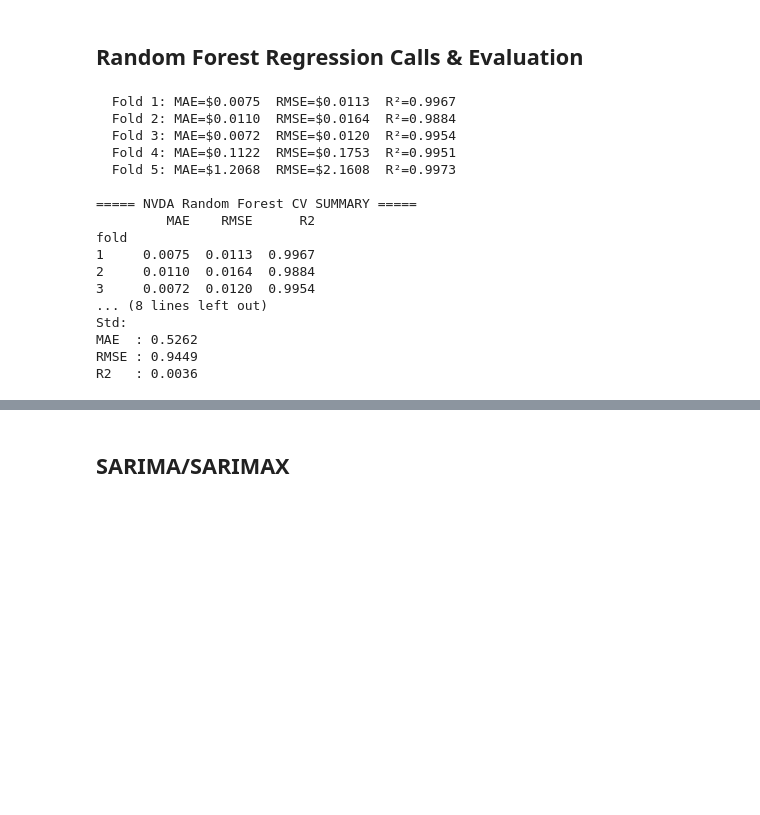
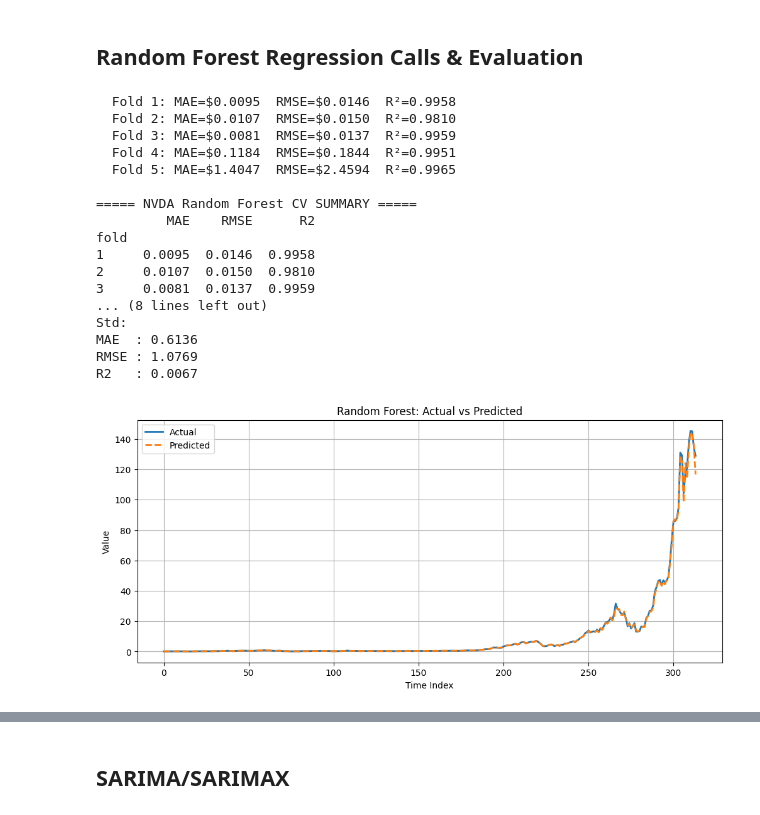
Before and after one commit to IntelligentSystemsProject/Stock-Market-Project, a Jupyter notebook: project.ipynb, the cells around one changed output, grey strips where cells are left out. Saved outputs shown, nothing was run; the diff lists cells and outputs as text; code cells hidden in the pictures; blank space fills up the shorter version.

```diff
--- a/project.ipynb
+++ b/project.ipynb
@@ -1683,31 +1997,37 @@ R2   : 0.0157
 # %% [markdown]
 ## Random Forest Regression Calls & Evaluation
 # %%
-# NVDA
-results_nvda_rf = train_random_forest_ts(
-    data_raw=nvda_table,
-    features=["open", "high", "low", "close", "volume"],
+# NVDA with WSTS Auxiliary Data
+results_nvda_merged_rf = train_random_forest_ts(
+    data_raw=nvda_augmented,
+    features=list(nvda_augmented.columns),
     target_col="close",
 )
-print_cv_summary(results_nvda_rf, name="NVDA Random Forest")
+print_cv_summary(results_nvda_merged_rf, name="NVDA Random Forest")
+
+plot_actual_vs_predicted(
+    results_nvda_merged_rf,
+    title="Random Forest: Actual vs Predicted"
+)
 # %% [output]
-  Fold 1: MAE=$0.0075  RMSE=$0.0113  R²=0.9967
-  Fold 2: MAE=$0.0110  RMSE=$0.0164  R²=0.9884
-  Fold 3: MAE=$0.0072  RMSE=$0.0120  R²=0.9954
-  Fold 4: MAE=$0.1122  RMSE=$0.1753  R²=0.9951
-  Fold 5: MAE=$1.2068  RMSE=$2.1608  R²=0.9973
+  Fold 1: MAE=$0.0095  RMSE=$0.0146  R²=0.9958
+  Fold 2: MAE=$0.0107  RMSE=$0.0150  R²=0.9810
+  Fold 3: MAE=$0.0081  RMSE=$0.0137  R²=0.9959
+  Fold 4: MAE=$0.1184  RMSE=$0.1844  R²=0.9951
+  Fold 5: MAE=$1.4047  RMSE=$2.4594  R²=0.9965
 
 ===== NVDA Random Forest CV SUMMARY =====
          MAE    RMSE      R2
 fold
-1     0.0075  0.0113  0.9967
-2     0.0110  0.0164  0.9884
-3     0.0072  0.0120  0.9954
+1     0.0095  0.0146  0.9958
+2     0.0107  0.0150  0.9810
+3     0.0081  0.0137  0.9959
 ... (8 lines left out)
 Std:
-MAE  : 0.5262
-RMSE : 0.9449
-R2   : 0.0036
+MAE  : 0.6136
+RMSE : 1.0769
+R2   : 0.0067
+[figure, added]
 # %%
 # Toyota (merged with USD/JPY)
 results_toyota_merged_rf = train_random_forest_ts(
```
Also changed, not shown: parts of 31 cells of this notebook.
